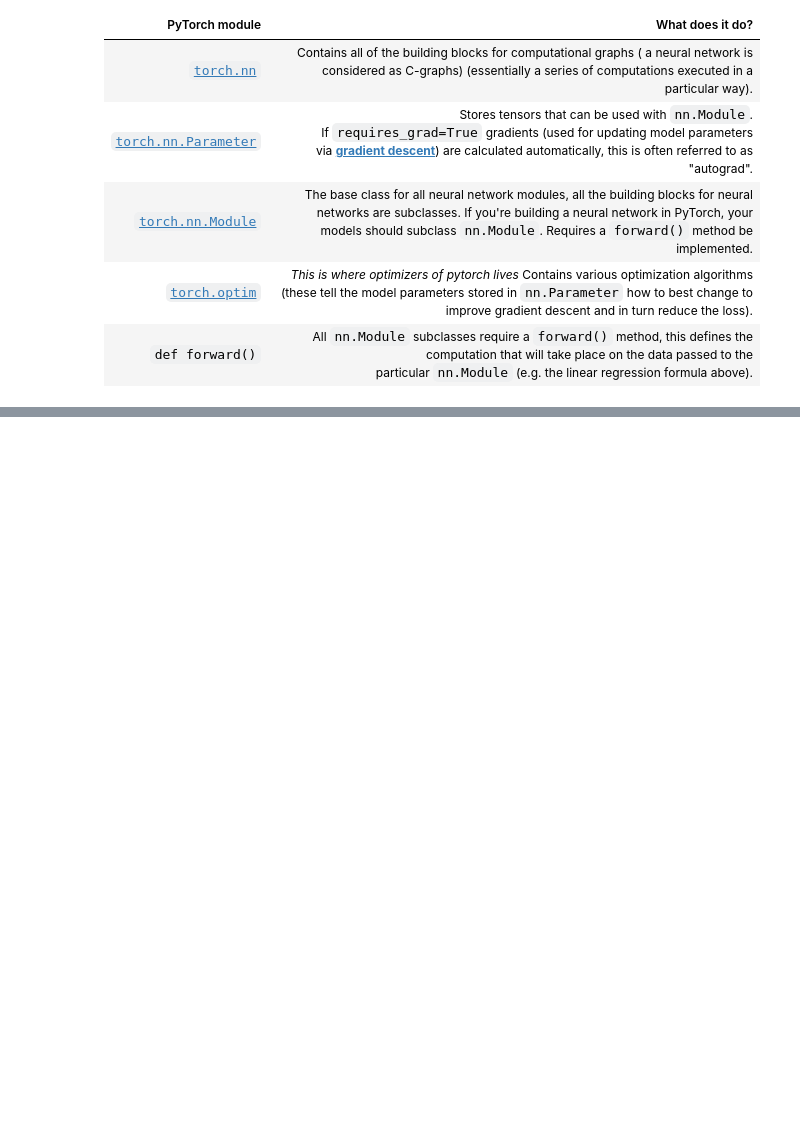
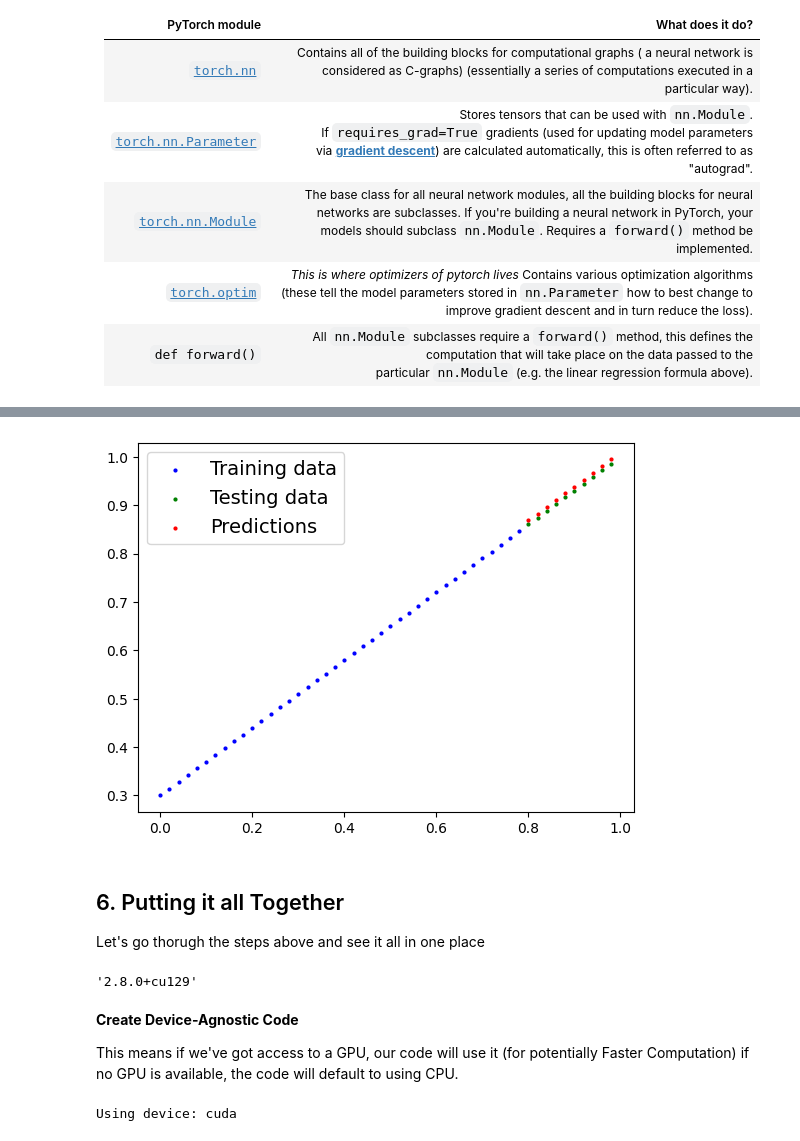
Before and after one commit to yadneshx17/Pytorch, a Jupyter notebook: Chapters/01_pytorch_ml_wordflow.ipynb, the cells around one changed output, grey strips where cells are left out. Cells and saved outputs as stored; diff of their text form; code cells hidden in the pictures; blank space fills up the shorter version.

Commit message:
ML Workflow

```diff
--- a/Chapters/01_pytorch_ml_wordflow.ipynb
+++ b/Chapters/01_pytorch_ml_wordflow.ipynb
@@ -570,0 +633,17 @@ PyTorch has four (give or take) essential modules you can use to create almost a
+# %%
+# Saving PyTorch Model
+from pathlib import Path # lib to deal with file Paths and stuff.
+
+# 1. Create Model Dir
+MODEL_PATH = Path("models")
+MODEL_PATH.mkdir(parents=True, exist_ok=True)
+
+# 2. Create Model save path
+MODEL_NAME = "01_pytorch_workflow_model_0.pth"
+MODEL_SAVE_PATH = MODEL_PATH / MODEL_NAME
+
+MODEL_SAVE_PATH
+
+# 3. Save the Model state dict
+print(f"Saving model to: {MODEL_SAVE_PATH}")
+torch.save(model_1.state_dict(), MODEL_SAVE_PATH)
@@ -570,0 +656,6 @@ PyTorch has four (give or take) essential modules you can use to create almost a
+# %%
+# To load in a saved state_dict() we have to instantiate a new instance of our model class
+loaded_model_0 = LinearRegressionModel()
+
+# Load the saved state_dict of model_0 (This will update the new instance with updated parameters)
+loaded_model_0.load_state_dict(torch.load(MODEL_SAVE_PATH))
@@ -570,0 +668,5 @@ PyTorch has four (give or take) essential modules you can use to create almost a
+# %%
+# Making predictions on Loaded State -> Model
+loaded_model_0.eval()
+with torch.inference_mode():
+    loaded_preds = loaded_model_0(X_test)
@@ -570,0 +687,29 @@ PyTorch has four (give or take) essential modules you can use to create almost a
+# %%
+plot_predictions(predictions=loaded_preds)
+# %% [output]
+[figure, added]
+# %% [markdown]
+## 6. Putting it all Together
+
+Let's go thorugh the steps above and see it all in one place
+# %%
+# Import PyTorch and matplotlib
+import torch
+from torch import nn
+import matplotlib.pyplot as plt
+
+# check pyTorch version
+torch.__version__
+# %% [output]
+'2.8.0+cu129'
+# %% [markdown]
+**Create Device-Agnostic Code**
+
+This means if we've got access to a GPU, our code will use it (for potentially Faster Computation)
+if no GPU is available, the code will default to using CPU.
+# %%
+# Setup device agnostic code
+device = "cuda" if torch.cuda.is_available() else "cpu"
+print(f"Using device: {device}")
+# %% [output]
+Using device: cuda
```
Also changed, not shown: parts of 69 cells of this notebook, 4 other files.
